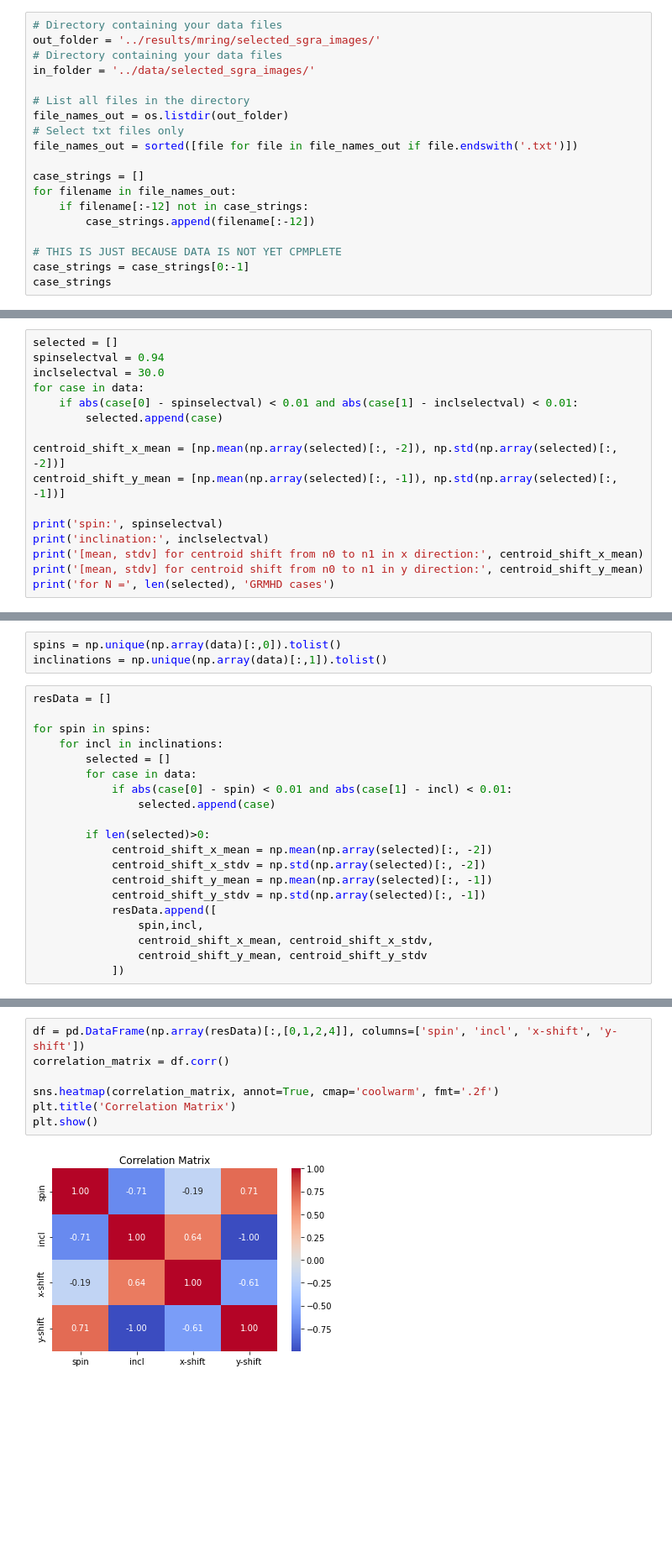
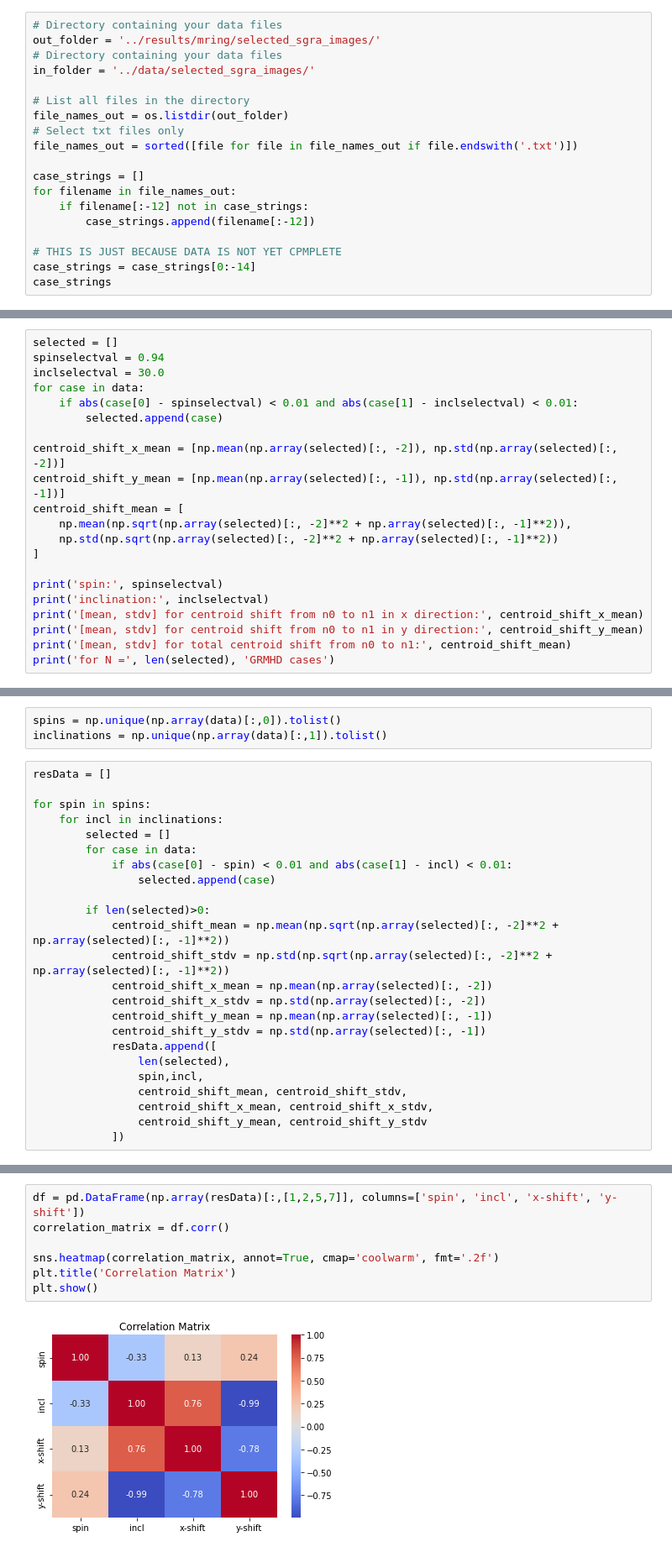
Before and after one commit to dominic-chang/CenterComparison, a Jupyter notebook: src/mring_results.ipynb, the cells around one changed output, grey strips where cells are left out. Shown at 84% size. Saved outputs shown, nothing was run; the diff lists cells and outputs as text; blank space fills up the shorter version.

Commit message:
updated mring_results.ipynb to include the magnitude of the centroid shift

```diff
--- a/src/mring_results.ipynb
+++ b/src/mring_results.ipynb
@@ -37,7 +37,7 @@ for filename in file_names_out:
         case_strings.append(filename[:-12])
 
 # THIS IS JUST BECAUSE DATA IS NOT YET CPMPLETE
-case_strings = case_strings[0:-1]
+case_strings = case_strings[0:-14]
 case_strings
 # %% [output]
 ['sgra_Ma+0.5_30_1_0230_1_160',
@@ -180,11 +198,16 @@ for case in data:
 
 centroid_shift_x_mean = [np.mean(np.array(selected)[:, -2]), np.std(np.array(selected)[:, -2])]
 centroid_shift_y_mean = [np.mean(np.array(selected)[:, -1]), np.std(np.array(selected)[:, -1])]
+centroid_shift_mean = [
+    np.mean(np.sqrt(np.array(selected)[:, -2]**2 + np.array(selected)[:, -1]**2)),
+    np.std(np.sqrt(np.array(selected)[:, -2]**2 + np.array(selected)[:, -1]**2))
+]
 
 print('spin:', spinselectval)
 print('inclination:', inclselectval)
 print('[mean, stdv] for centroid shift from n0 to n1 in x direction:', centroid_shift_x_mean)
 print('[mean, stdv] for centroid shift from n0 to n1 in y direction:', centroid_shift_y_mean)
+print('[mean, stdv] for total centroid shift from n0 to n1:', centroid_shift_mean)
 print('for N =', len(selected), 'GRMHD cases')
 # %% [output]
 spin: 0.94
@@ -206,12 +230,16 @@ for spin in spins:
                 selected.append(case)
 
         if len(selected)>0:
+            centroid_shift_mean = np.mean(np.sqrt(np.array(selected)[:, -2]**2 + np.array(selected)[:, -1]**2))
+            centroid_shift_stdv = np.std(np.sqrt(np.array(selected)[:, -2]**2 + np.array(selected)[:, -1]**2))
             centroid_shift_x_mean = np.mean(np.array(selected)[:, -2])
             centroid_shift_x_stdv = np.std(np.array(selected)[:, -2])
             centroid_shift_y_mean = np.mean(np.array(selected)[:, -1])
             centroid_shift_y_stdv = np.std(np.array(selected)[:, -1])
             resData.append([
+                len(selected),
                 spin,incl,
+                centroid_shift_mean, centroid_shift_stdv,
                 centroid_shift_x_mean, centroid_shift_x_stdv,
                 centroid_shift_y_mean, centroid_shift_y_stdv
             ])
@@ -229,9 +258,9 @@ pd.DataFrame(
 # %%
-df = pd.DataFrame(np.array(resData)[:,[0,1,2,4]], columns=['spin', 'incl', 'x-shift', 'y-shift'])
+df = pd.DataFrame(np.array(resData)[:,[1,2,5,7]], columns=['spin', 'incl', 'x-shift', 'y-shift'])
 correlation_matrix = df.corr()
 
 sns.heatmap(correlation_matrix, annot=True, cmap='coolwarm', fmt='.2f')
 plt.title('Correlation Matrix')
 plt.show()
 # %% [output]
-[figure, old version]
+[figure, new version]
```
Also changed, not shown: parts of 7 cells of this notebook, 1 other file.
